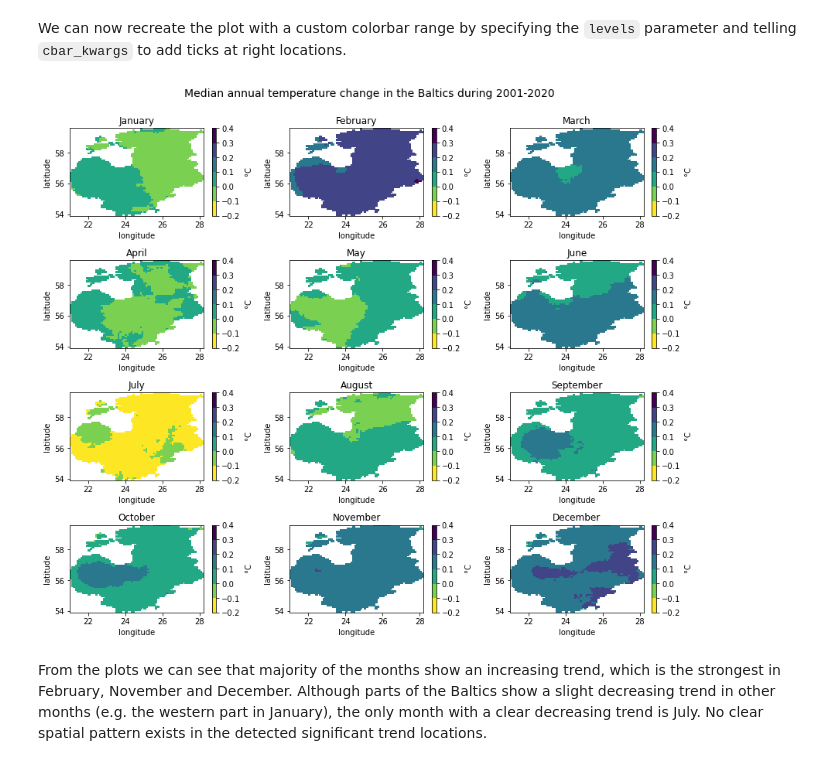
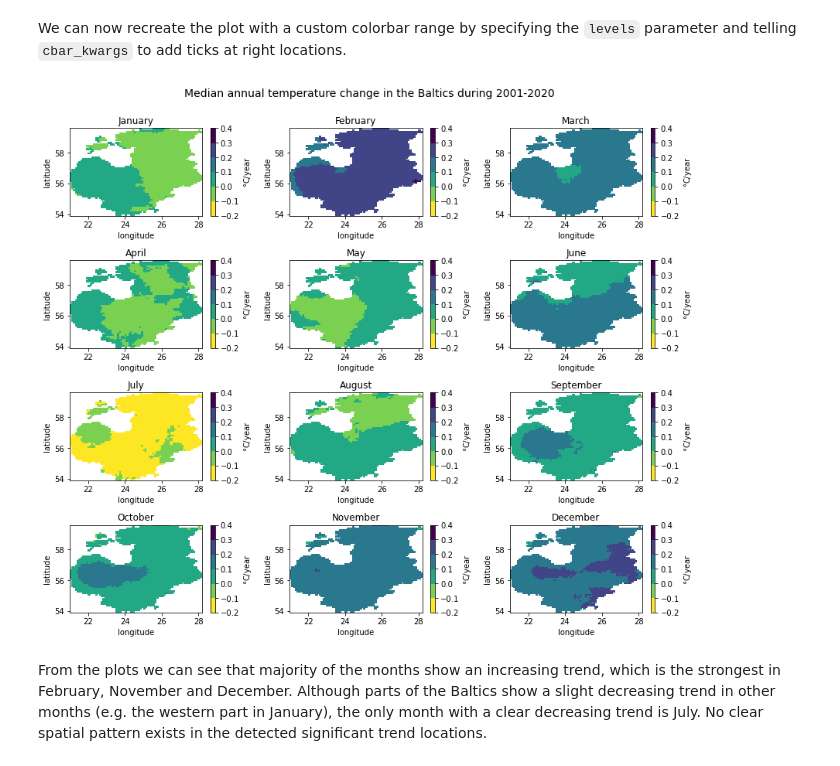
Before and after one commit to LandscapeGeoinformatics/EGU_2021_lgeo_workshops, a Jupyter notebook: SC5.8/EGU2021_Workshop_SC58.ipynb, the cells around one changed output. Saved outputs shown, nothing was run; the diff lists cells and outputs as text; code cells hidden in the pictures.

Commit message:
Updated slope plots

```diff
--- a/SC5.8/EGU2021_Workshop_SC58.ipynb
+++ b/SC5.8/EGU2021_Workshop_SC58.ipynb
@@ -488,7 +484,7 @@ degree_symbol = '$\degree$'
 fig, axes = plt.subplots(4, 3, figsize=(12, 10))
 for month, ax in zip(months, axes.flatten()):
     ds = temp_array.sel(month=month) # select the month
-    ds['slope'].plot(ax=ax, cmap='viridis_r', cbar_kwargs={'label': '{}C'.format(degree_symbol)}) # plot slope values
+    ds['slope'].plot(ax=ax, cmap='viridis_r', cbar_kwargs={'label': '{}C/year'.format(degree_symbol)}) # plot slope values
     ax.set_title(int(month))
 
 # Add the title
@@ -539,23 +535,23 @@ We can now recreate the plot with a custom colorbar range by specifying the `lev
 # %%
 # Degree symbol for colorbar
 degree_symbol = '$\degree$'
 
 # Create figure and iterate over months to plot slope values in cells
 fig, axes = plt.subplots(4, 3, figsize=(12, 10))
 for month, ax in zip(months, axes.flatten()):
     ds = temp_array.sel(month=month) # select the month
-    ds['slope'].plot(ax=ax, cmap='viridis_r', levels=cbar_levels, cbar_kwargs={'ticks': cbar_levels, 'label': '{}C'.format(degree_symbol)}) # plot slope values
+    ds['slope'].plot(ax=ax, cmap='viridis_r', levels=cbar_levels, cbar_kwargs={'ticks': cbar_levels, 'label': '{}C/year'.format(degree_symbol)}) # plot slope values
     month_name = calendar.month_name[int(month)] # get month name
     ax.set_title(month_name)
 
 # Add the title
 fig_title = 'Median annual temperature change in the Baltics during 2001-2020'
 fig.suptitle(fig_title, y=1, size=14)
 
 # Reduce whitespace around the plot
 fig.tight_layout()
 # %% [output]
-[figure, old version]
+[figure, new version]
 # %% [markdown]
 From the plots we can see that majority of the months show an increasing trend, which is the strongest in February, November and December. Although parts of the Baltics show a slight decreasing trend in other months (e.g. the western part in January), the only month with a clear decreasing trend is July. No clear spatial pattern exists in the detected significant trend locations.
 # %% [markdown]
```
Also changed, not shown: parts of 4 cells of this notebook.
